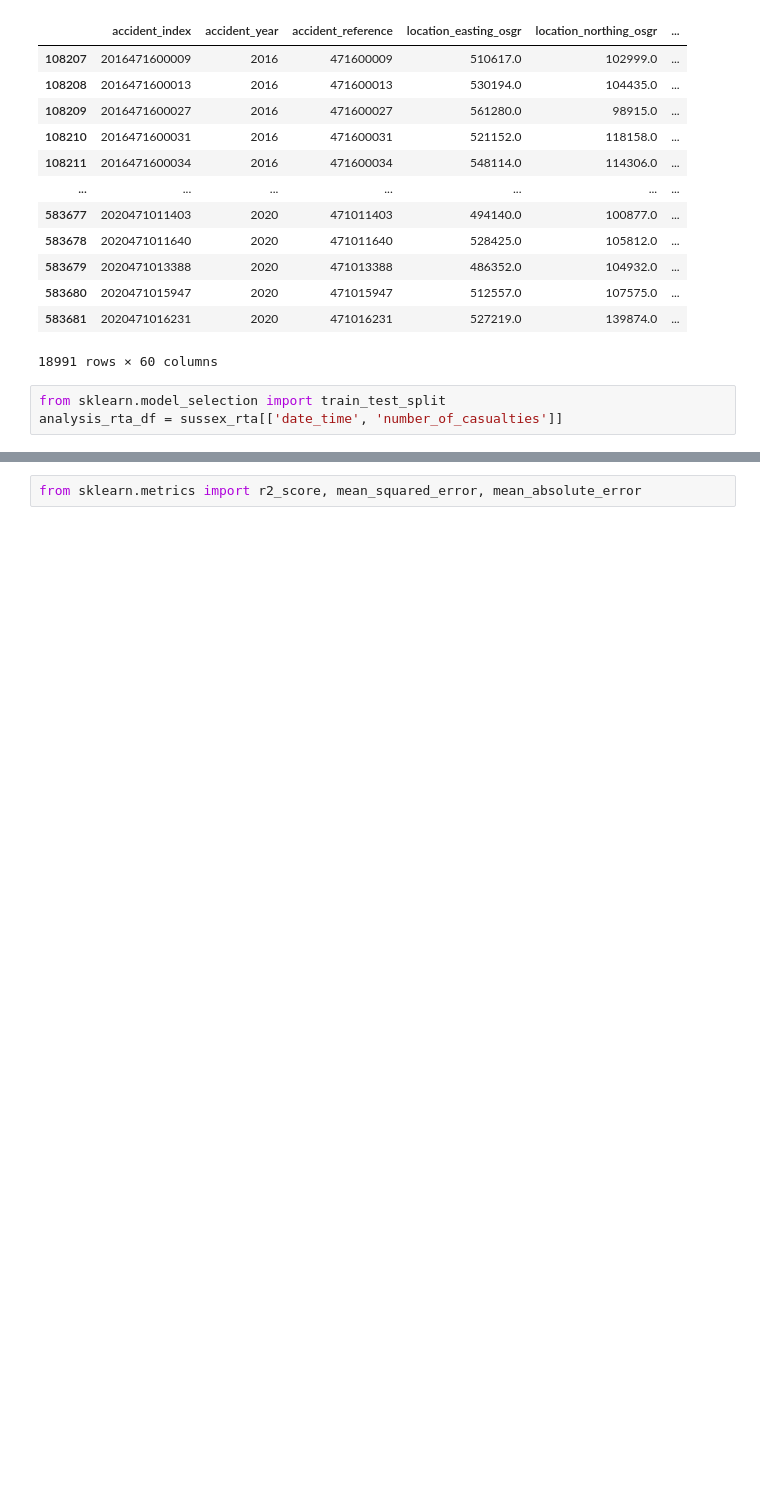
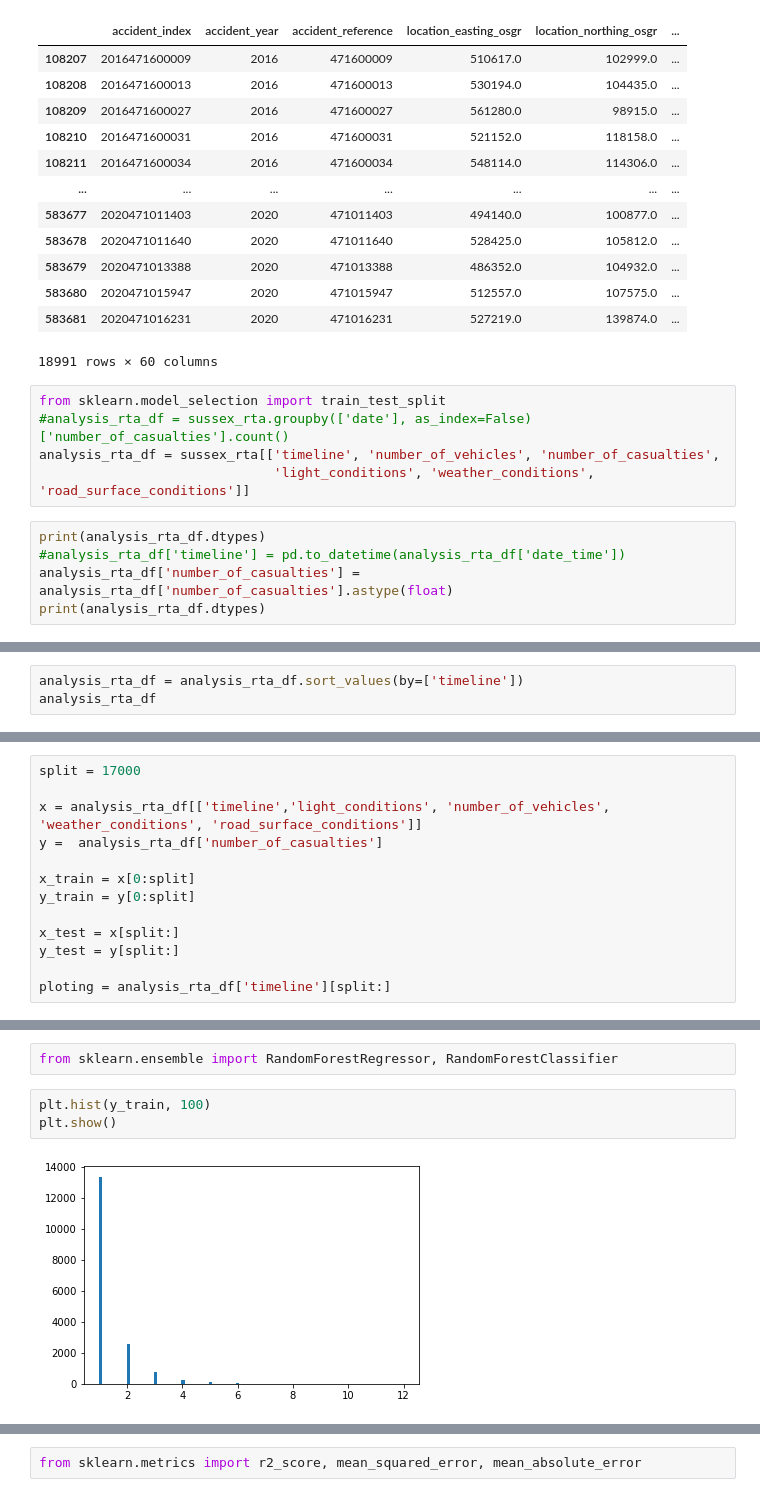
Before and after one commit to MikeHudgell/dsa, a Jupyter notebook: DSA - RTA-timeseries.ipynb, the cells around one changed output, grey strips where cells are left out. Saved outputs shown, nothing was run; the diff lists cells and outputs as text; blank space fills up the shorter version.

Commit message:
working time series

```diff
--- a/DSA - RTA-timeseries.ipynb
+++ b/DSA - RTA-timeseries.ipynb
@@ -153,4 +155,11 @@ sussex_rta
 18991 rows × 60 columns
 # %%
 from sklearn.model_selection import train_test_split
-analysis_rta_df = sussex_rta[['date_time', 'number_of_casualties']]
+#analysis_rta_df = sussex_rta.groupby(['date'], as_index=False)['number_of_casualties'].count()
+analysis_rta_df = sussex_rta[['timeline', 'number_of_vehicles', 'number_of_casualties',
+                              'light_conditions', 'weather_conditions', 'road_surface_conditions']]
+# %%
+print(analysis_rta_df.dtypes)
+#analysis_rta_df['timeline'] = pd.to_datetime(analysis_rta_df['date_time'])
+analysis_rta_df['number_of_casualties'] = analysis_rta_df['number_of_casualties'].astype(float)
+print(analysis_rta_df.dtypes)
@@ -156,0 +186,3 @@ analysis_rta_df = sussex_rta[['date_time', 'number_of_casualties']]
+# %%
+analysis_rta_df = analysis_rta_df.sort_values(by=['timeline'])
+analysis_rta_df
@@ -161,2 +206,15 @@ x_train, x_test, y_train, y_test = train_test_split(sussex_rta['date_time'],
+# %%
+split = 17000
+
+x = analysis_rta_df[['timeline','light_conditions', 'number_of_vehicles', 'weather_conditions', 'road_surface_conditions']]
+y =  analysis_rta_df['number_of_casualties']
+
+x_train = x[0:split]
+y_train = y[0:split]
+
+x_test = x[split:]
+y_test = y[split:]
+
+ploting = analysis_rta_df['timeline'][split:]
 # %%
 print(x_train.shape)
@@ -180,0 +290,7 @@ print(x_test.shape)
+# %%
+from sklearn.ensemble import RandomForestRegressor, RandomForestClassifier
+# %%
+plt.hist(y_train, 100)
+plt.show()
+# %% [output]
+[figure, added]
```
Also changed, not shown: parts of 20 cells of this notebook, 1 other file.
